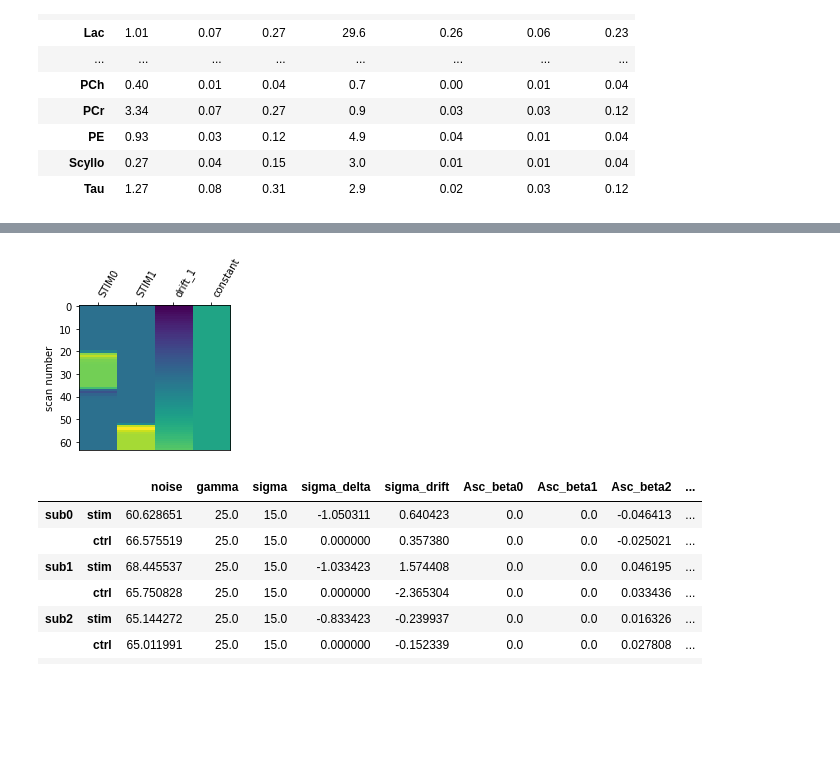
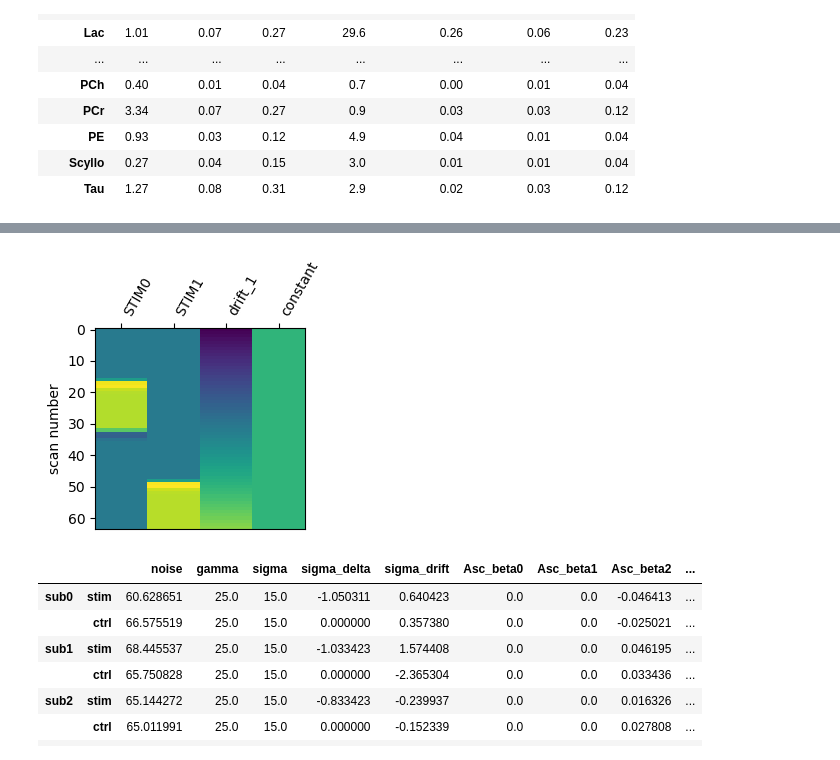
Before and after one commit to wtclarke/fsl_mrs_fmrs_demo, a Jupyter notebook: generate_data.ipynb, the cells around one changed output, grey strips where cells are left out. Cells and saved outputs as stored; diff of their text form; code cells hidden in the pictures; blank space fills up the shorter version.

Commit message:
Update readme with initial sweep. Update simulated data with slightly simplified model.

```diff
--- a/generate_data.ipynb
+++ b/generate_data.ipynb
@@ -72,44 +71,33 @@ mrs.plot()
 # %%
 from nilearn.glm.first_level import make_first_level_design_matrix
 from nilearn.plotting import plot_design_matrix
 import matplotlib.pyplot as plt
+import numpy as np
 
 # Calculations to create the design matrix
 tr          = 4.0  # repetition time in seconds
 n_blocks    = 2  # Number of stimulation blocks
 n_scans     = 64  # Total number of scan points (128)
 frame_times = np.arange(n_scans) * tr  # Time point of each data point
 conditions  = [f'STIM{i}' for i in range(n_blocks)] # each trial gets its own regressor
 duration    = [16.*tr,] * n_blocks # Duration of each stimulation block
 onsets = [tr*15.+tr*32.*k for k in np.arange(0, n_blocks)] # Start time of each stimulation block.
 events = pd.DataFrame({'trial_type': conditions,
                        'onset'     : onsets,
                        'duration'  : duration})
 
 # Pass to nilearn function to create design matrix
 design_matrix = make_first_level_design_matrix(
     frame_times,
     events,
     drift_model='polynomial',
     drift_order=1,
     hrf_model='glover')
 
-events_delayed = pd.DataFrame({'trial_type': conditions,
-                       'onset'     : [tr*19.+tr*32.*k for k in np.arange(0, n_blocks)],
-                       'duration'  : duration})
-
-
-design_matrix_delayed = make_first_level_design_matrix(
-    frame_times,
-    events_delayed,
-    drift_model='polynomial',
-    drift_order=1,
-    hrf_model='glover')
-
 # Plot the designmatrix for inspection
 fig = plt.figure(figsize=(3,3))
-_ = plot_design_matrix(design_matrix_delayed, ax=fig.gca())
+_ = plot_design_matrix(design_matrix, ax=fig.gca())
 # %% [output]
-[figure, old version]
+[figure, new version]
 # %%
 import numpy as np
```
Also changed, not shown: parts of 5 cells of this notebook, 21 other files.
